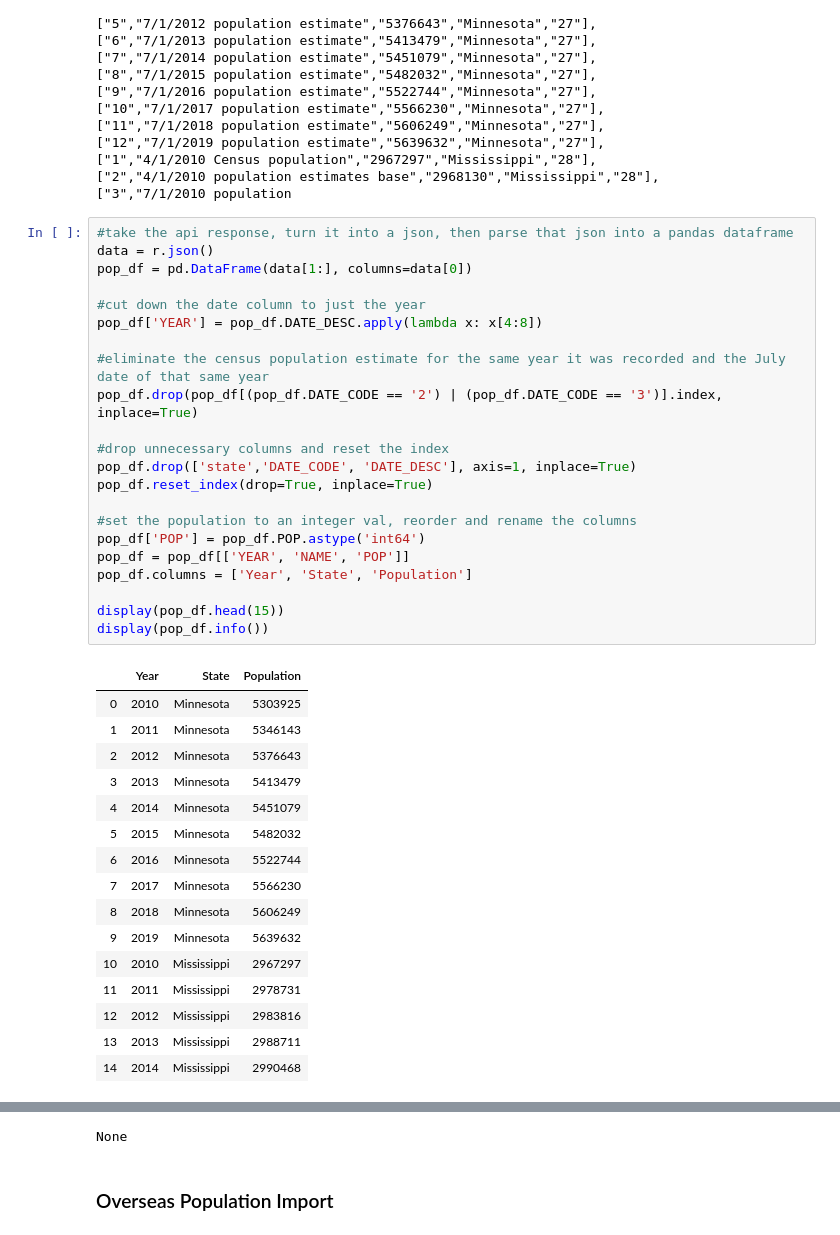
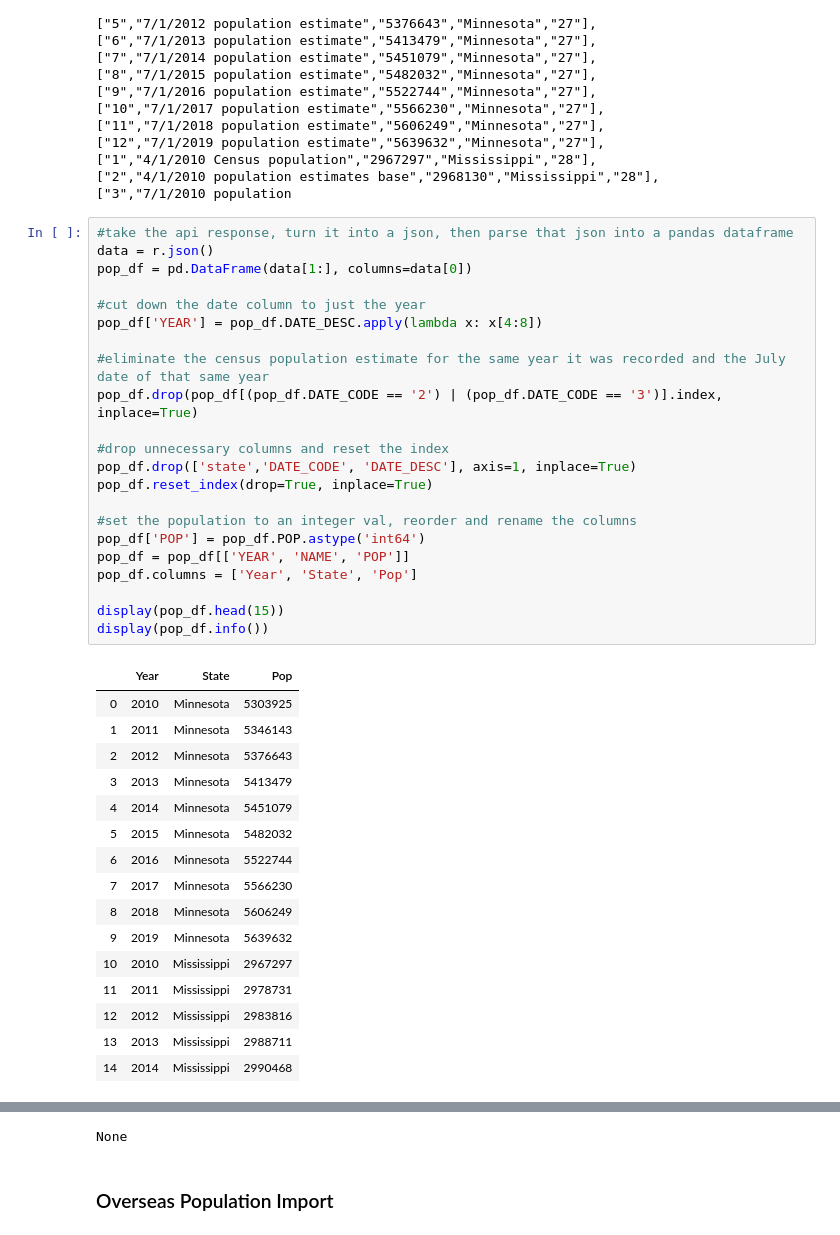
Before and after one commit to zapatos24/The_Electoral_College-Today_and_Tomorrow, a Jupyter notebook: electoral_college_data_map_ETL.ipynb, the cells around one changed output, grey strips where cells are left out. Drawn from its saved outputs; the diff is of its cells as text.

```diff
--- a/electoral_college_data_map_ETL.ipynb
+++ b/electoral_college_data_map_ETL.ipynb
@@ -155,27 +155,27 @@ https://api.census.gov/data/2019/pep/population?get=DATE_CODE%2CDATE_DESC%2CPOP%
 # %%
 #take the api response, turn it into a json, then parse that json into a pandas dataframe
 data = r.json()
 pop_df = pd.DataFrame(data[1:], columns=data[0])
 
 #cut down the date column to just the year
 pop_df['YEAR'] = pop_df.DATE_DESC.apply(lambda x: x[4:8])
 
 #eliminate the census population estimate for the same year it was recorded and the July date of that same year
 pop_df.drop(pop_df[(pop_df.DATE_CODE == '2') | (pop_df.DATE_CODE == '3')].index, inplace=True)
 
 #drop unnecessary columns and reset the index
 pop_df.drop(['state','DATE_CODE', 'DATE_DESC'], axis=1, inplace=True)
 pop_df.reset_index(drop=True, inplace=True)
 
 #set the population to an integer val, reorder and rename the columns
 pop_df['POP'] = pop_df.POP.astype('int64')
 pop_df = pop_df[['YEAR', 'NAME', 'POP']]
-pop_df.columns = ['Year', 'State', 'Population']
+pop_df.columns = ['Year', 'State', 'Pop']
 
 display(pop_df.head(15))
 display(pop_df.info())
 # %% [output]
-|  | Year | State | Population |
+|  | Year | State | Pop |
 | 0 | 2010 | Minnesota | 5303925 |
 | 1 | 2011 | Minnesota | 5346143 |
 | 2 | 2012 | Minnesota | 5376643 |
```
Also changed, not shown: parts of 10 cells of this notebook, 8 other files.
